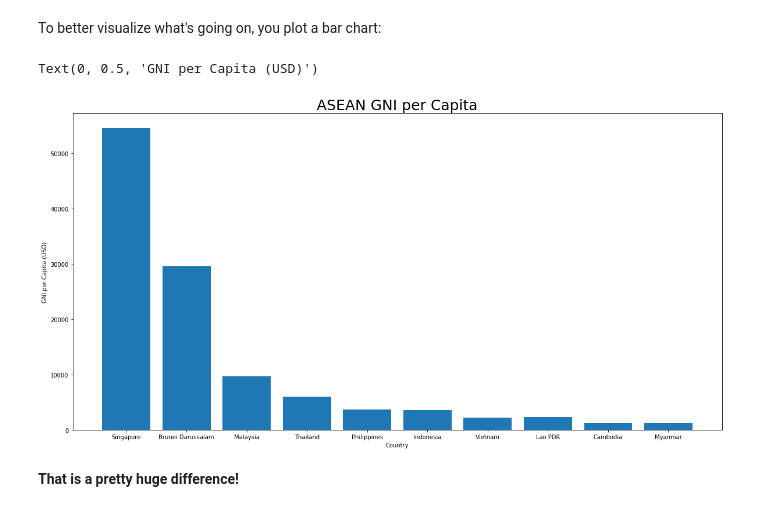
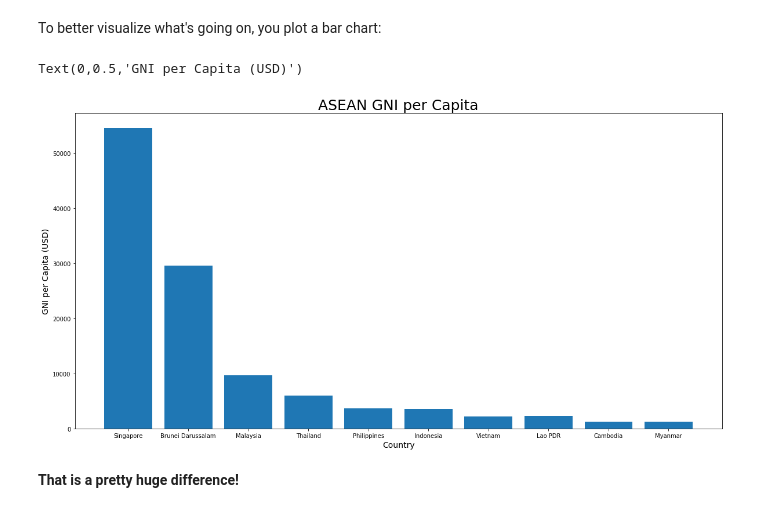
Before and after one commit to andriyantohalim/AppliedDataScienceMichigan, a Jupyter notebook: Assg4.ipynb, the cells around one changed output. Saved outputs shown, nothing was run; the diff lists cells and outputs as text; code cells hidden in the pictures.

```diff
--- a/Assg4.ipynb
+++ b/Assg4.ipynb
@@ -38,3 +37,17 @@ df_GNI = pd.read_csv("gnp.csv")
+# %%
+# df_GNI = pd.read_csv("gnp.csv")
+
+GNI_url = 'https://raw.githubusercontent.com/andriyantohalim/AppliedDataScienceMichigan/master/gnp.csv'
+r = requests.Session().get(GNI_url)
+
+with open('gnp_1.csv', 'w') as f:
+    writer = csv.writer(f)
+    reader = csv.reader(r.content.decode('utf-8').splitlines())
+
+    for row in reader:
+        writer.writerow(row)
+
+df_GNI = pd.read_csv("gnp_1.csv")
 # %%
 df_GNI.head()
 # %% [output]
@@ -147,3 +162,17 @@ df_POP = pd.read_csv("pop.csv")
+# %%
+# df_POP = pd.read_csv("pop.csv")
+
+POP_url = 'https://raw.githubusercontent.com/andriyantohalim/AppliedDataScienceMichigan/master/pop.csv'
+r = requests.Session().get(POP_url)
+
+with open('pop_1.csv', 'w') as f:
+    writer = csv.writer(f)
+    reader = csv.reader(r.content.decode('utf-8').splitlines())
+
+    for row in reader:
+        writer.writerow(row)
+
+df_POP = pd.read_csv("pop_1.csv")
 # %%
 df_POP.head()
 # %% [output]
@@ -263,13 +292,13 @@ To better visualize what's going on, you plot a bar chart:
 # %%
 plt.figure(figsize=(20,10))
 
 plt.title("ASEAN GNI per Capita", {'fontsize' : 25})
 plt.bar(df_GNIperCap_ASEAN.index, df_GNIperCap_ASEAN.loc[:, "2017"])
-plt.xlabel("Country")
-plt.ylabel("GNI per Capita (USD)")
+plt.xlabel("Country", fontsize=14)
+plt.ylabel("GNI per Capita (USD)", fontsize=14)
 # %% [output]
-Text(0, 0.5, 'GNI per Capita (USD)')
+Text(0,0.5,'GNI per Capita (USD)')
-[figure, old version]
+[figure, new version]
 # %% [markdown]
 **That is a pretty huge difference!**
 # %% [markdown]
```
Also changed, not shown: parts of 7 cells of this notebook.
